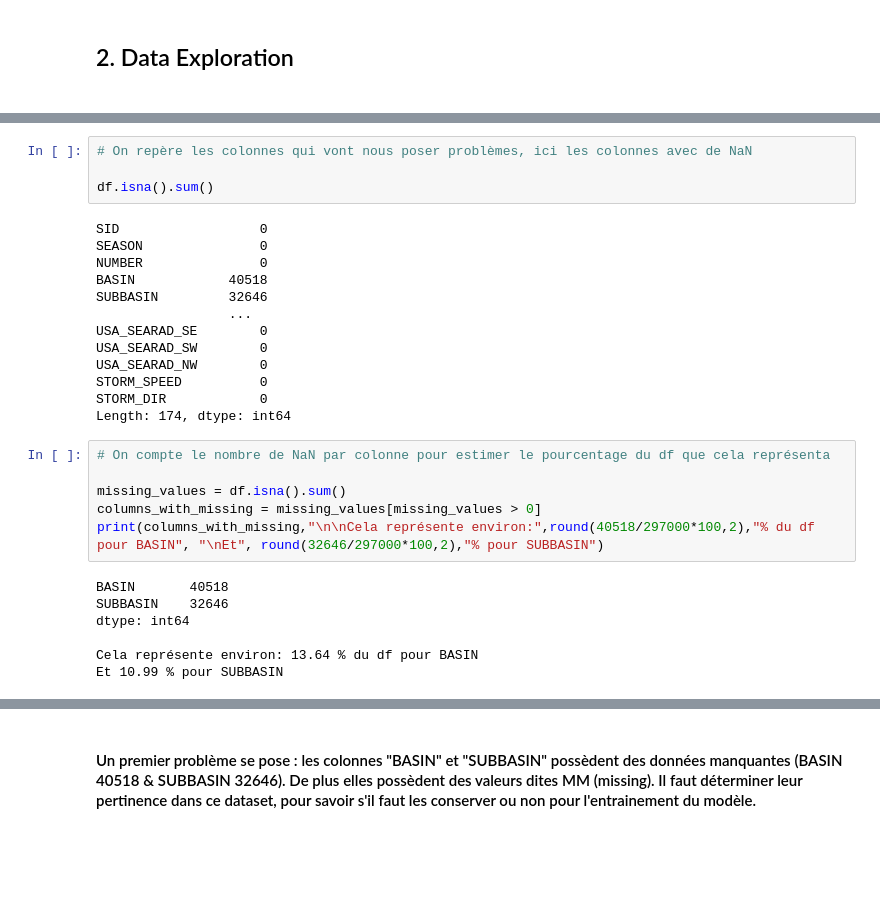
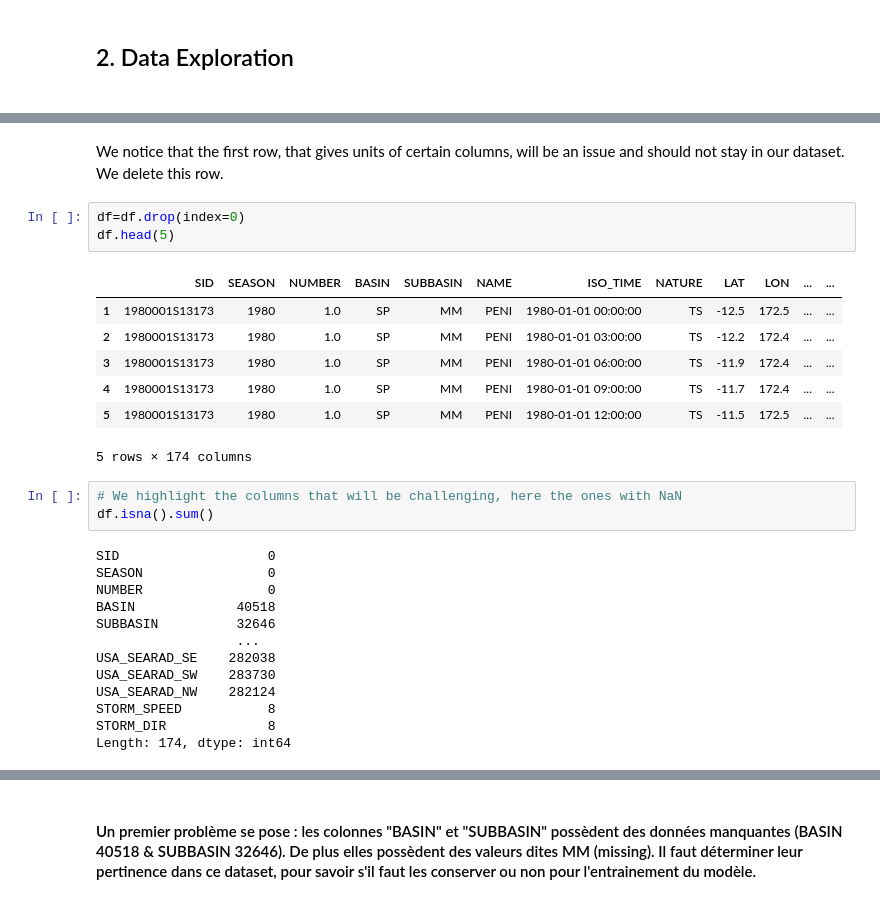
Before and after one commit to PaulVial/TropicalStormsPrediction, a Jupyter notebook: data_exploration.ipynb, the cells around one changed output, grey strips where cells are left out. Saved outputs shown, nothing was run; the diff lists cells and outputs as text; blank space fills up the shorter version.

```diff
--- a/data_exploration.ipynb
+++ b/data_exploration.ipynb
@@ -35,31 +38,30 @@ df.head(5)
 5 rows × 174 columns
-# %%
-# On repère les colonnes qui vont nous poser problèmes, ici les colonnes avec de NaN
-
-df.isna().sum()
-# %% [output]
-SID                  0
-SEASON               0
-NUMBER               0
-BASIN            40518
-SUBBASIN         32646
-                 ...
-USA_SEARAD_SE        0
-USA_SEARAD_SW        0
-USA_SEARAD_NW        0
-STORM_SPEED          0
-STORM_DIR            0
-Length: 174, dtype: int64
-# %%
-# On compte le nombre de NaN par colonne pour estimer le pourcentage du df que cela représenta
-
-missing_values = df.isna().sum()
-columns_with_missing = missing_values[missing_values > 0]
-print(columns_with_missing,"\n\nCela représente environ:",round(40518/297000*100,2),"% du df pour BASIN", "\nEt", round(32646/297000*100,2),"% pour SUBBASIN")
-# %% [output]
-BASIN       40518
-SUBBASIN    32646
-dtype: int64
-
-Cela représente environ: 13.64 % du df pour BASIN
-Et 10.99 % pour SUBBASIN
+# %% [markdown]
+We notice that the first row, that gives units of certain columns, will be an issue and should not stay in our dataset. We delete this row.
+# %%
+df=df.drop(index=0)
+df.head(5)
+# %% [output]
+|  | SID | SEASON | NUMBER | BASIN | SUBBASIN | NAME | ISO_TIME | NATURE | LAT | LON | ... | ... |
+| 1 | 1980001S13173 | 1980 | 1.0 | SP | MM | PENI | 1980-01-01 00:00:00 | TS | -12.5 | 172.5 | ... | ... |
+| 2 | 1980001S13173 | 1980 | 1.0 | SP | MM | PENI | 1980-01-01 03:00:00 | TS | -12.2 | 172.4 | ... | ... |
+| 3 | 1980001S13173 | 1980 | 1.0 | SP | MM | PENI | 1980-01-01 06:00:00 | TS | -11.9 | 172.4 | ... | ... |
+| 4 | 1980001S13173 | 1980 | 1.0 | SP | MM | PENI | 1980-01-01 09:00:00 | TS | -11.7 | 172.4 | ... | ... |
+| 5 | 1980001S13173 | 1980 | 1.0 | SP | MM | PENI | 1980-01-01 12:00:00 | TS | -11.5 | 172.5 | ... | ... |
+5 rows × 174 columns
+# %%
+# We highlight the columns that will be challenging, here the ones with NaN
+df.isna().sum()
+# %% [output]
+SID                   0
+SEASON                0
+NUMBER                0
+BASIN             40518
+SUBBASIN          32646
+                  ...
+USA_SEARAD_SE    282038
+USA_SEARAD_SW    283730
+USA_SEARAD_NW    282124
+STORM_SPEED           8
+STORM_DIR             8
+Length: 174, dtype: int64
```
Also changed, not shown: parts of 20 cells of this notebook.
